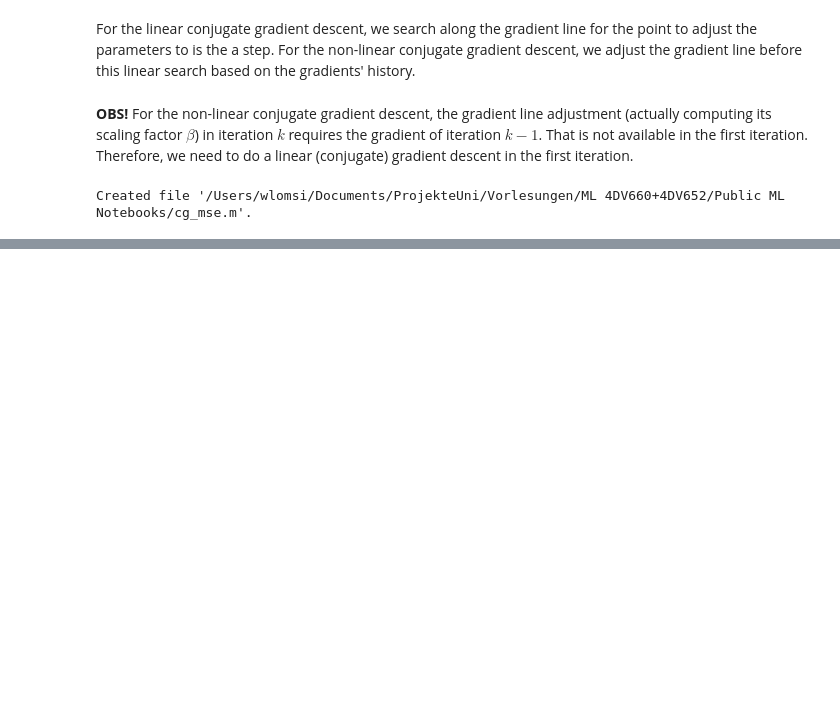
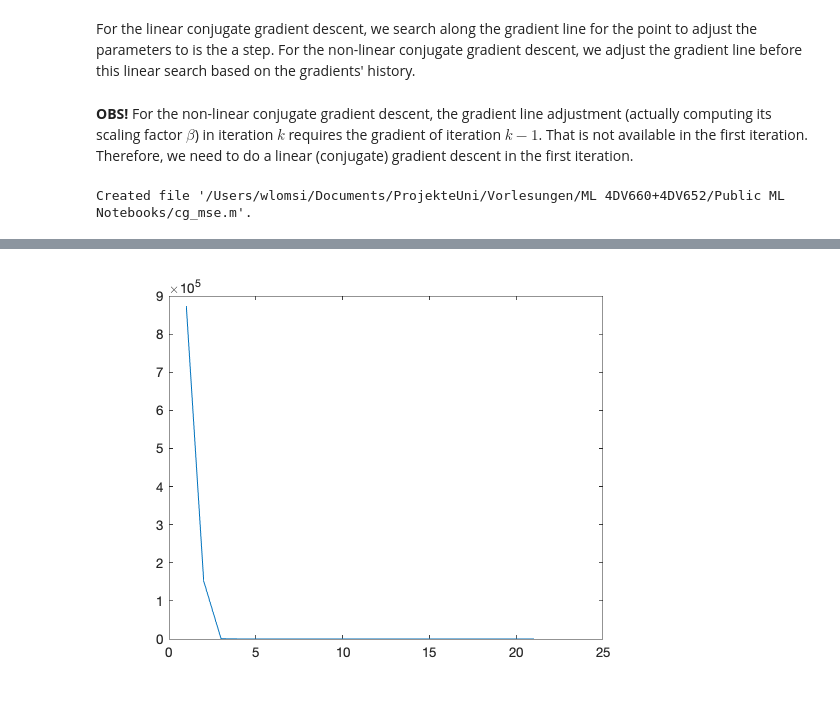
Before and after one commit to WelfLowe/Public-ML-Notebooks, a Jupyter notebook: Variants of stochastic gradient-based optimization.ipynb, the cells around one changed output, grey strips where cells are left out. Cells and saved outputs as stored; diff of their text form; code cells hidden in the pictures; blank space fills up the shorter version.

```diff
--- a/Variants of stochastic gradient-based optimization.ipynb
+++ b/Variants of stochastic gradient-based optimization.ipynb
@@ -605,0 +746,4 @@ plot(1:length(history),history)
+# %%
+plot(1:length(history),history)
+# %% [output]
+[figure, added]
```
Also changed, not shown: parts of 27 cells of this notebook, 8 other files.
